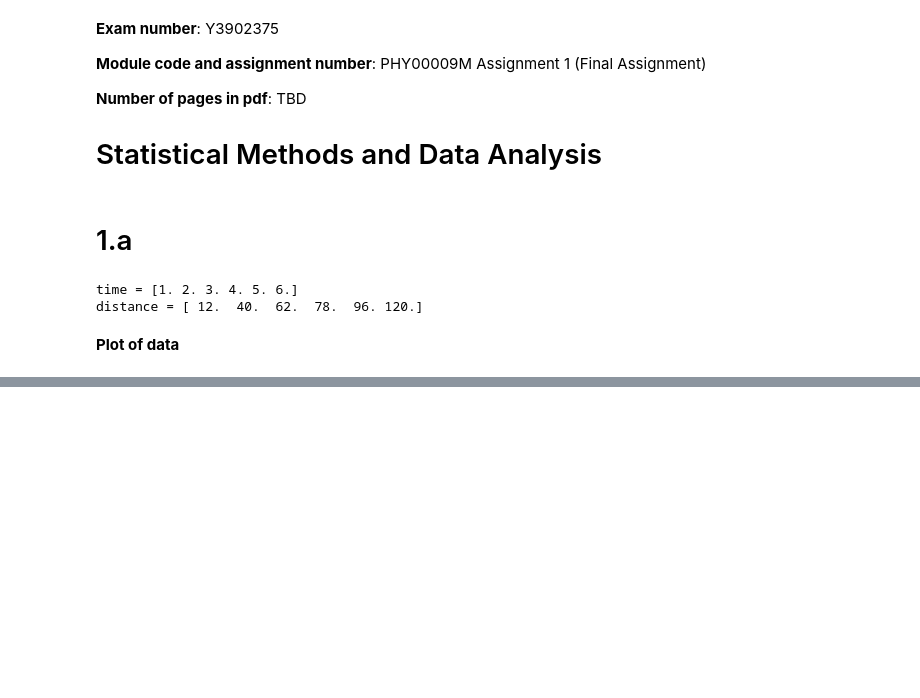
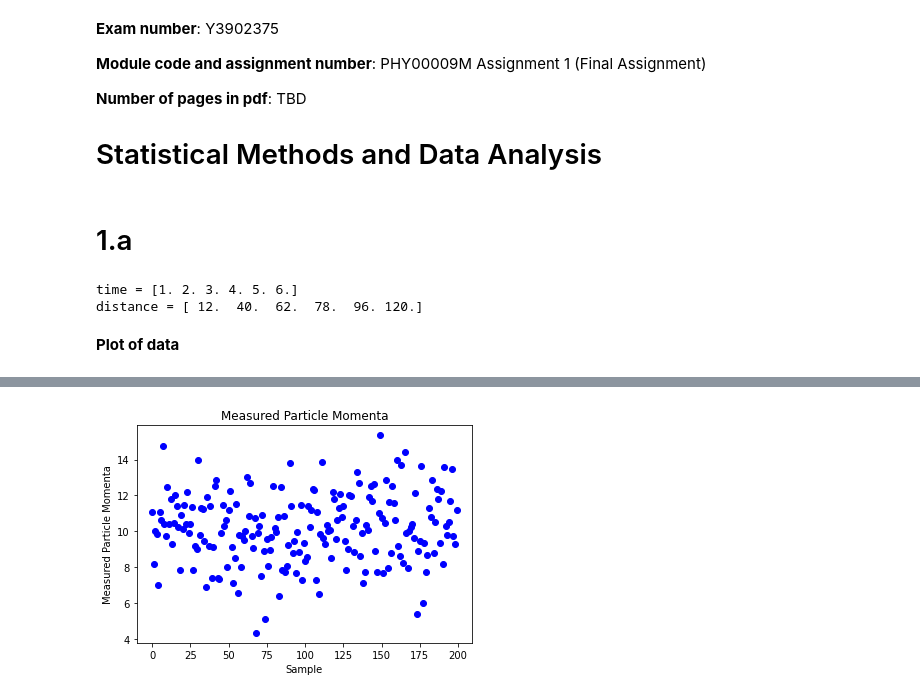
Before and after one commit to mehfoos/Nuclear-Fusion, a Jupyter notebook: Smda/PHY00009M 1.ipynb, the cells around one changed output, grey strips where cells are left out. Cells and saved outputs as stored; diff of their text form; code cells hidden in the pictures; blank space fills up the shorter version.

```diff
--- a/Smda/PHY00009M 1.ipynb
+++ b/Smda/PHY00009M 1.ipynb
@@ -47,0 +186,7 @@ Given how the question says that the trolley passes through reference for distan
+# %%
+# Library imports for plotting figures and numerical processing
+import matplotlib.pyplot as plt
+import numpy as np
+
+# Import file as array
+data1 = np.loadtxt("data.txt")
@@ -47,0 +242,9 @@ Given how the question says that the trolley passes through reference for distan
+# %%
+# Plot: Scatter
+plt.title('Measured Particle Momenta')
+plt.xlabel('Sample')
+plt.ylabel('Measured Particle Momenta')
+plt.plot(data1, color='blue', marker='o', linestyle='None')
+plt.show()
+# %% [output]
+[figure, added]
```
Also changed, not shown: parts of 35 cells of this notebook, 1 other file.
